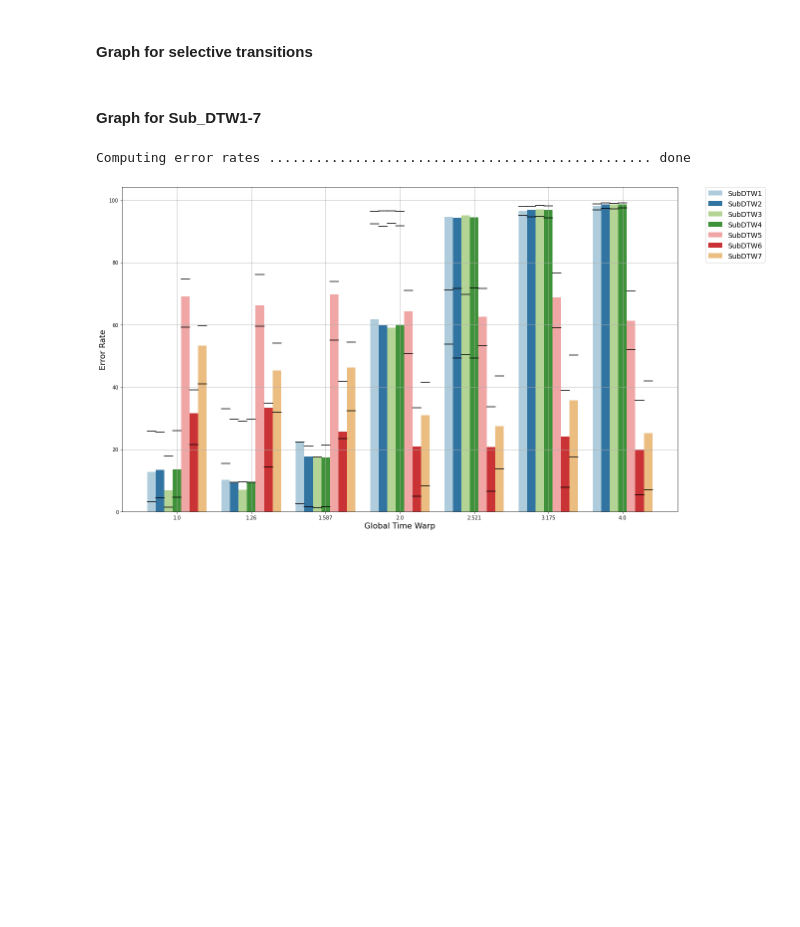
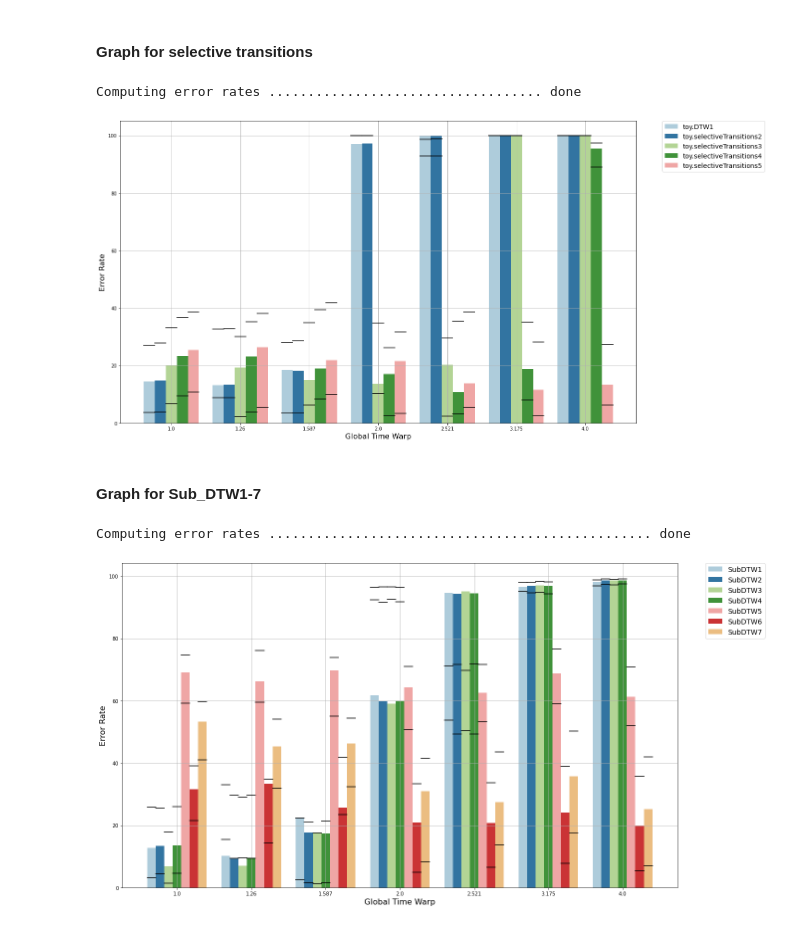
Before and after one commit to HMC-MIR/ExtremeTimeWarping, a Jupyter notebook: 03_Evaluate.ipynb, the cells around one changed output. Cells and saved outputs as stored; diff of their text form; code cells hidden in the pictures; blank space fills up the shorter version.

```diff
--- a/03_Evaluate.ipynb
+++ b/03_Evaluate.ipynb
@@ -319,11 +329,14 @@ plot_with_tols(df_weight)
 # %% [markdown]
 #### Graph for selective transitions
 # %%
-toPlot_selective = get_folder_names('train_toy',['DTW1', 'DTW_selectiveTransitions2', 'DTW_selectiveTransitions3', 'DTW_selectiveTransitions4', 'DTW_selectiveTransitions5'])
+toPlot_selective = get_folder_names('train_toy',['DTW1', 'selectiveTransitions2', 'selectiveTransitions3', 'selectiveTransitions4', 'selectiveTransitions5'])
 maxTol = 1000 # in msec
 errRates_selective, errVals_selective = calc_error_rates_batch(EVAL_ROOT_DIR, toPlot_selective, maxTol)
 df_selective = generate_df_with_tols(errRates_selective, toPlot_selective, [200, 500, 100])
 plot_with_tols(df_selective)
+# %% [output]
+Computing error rates ................................... done
+[figure, added]
 # %% [markdown]
 #### Graph for Sub_DTW1-7
 # %%
```
Also changed, not shown: parts of 10 cells of this notebook.
